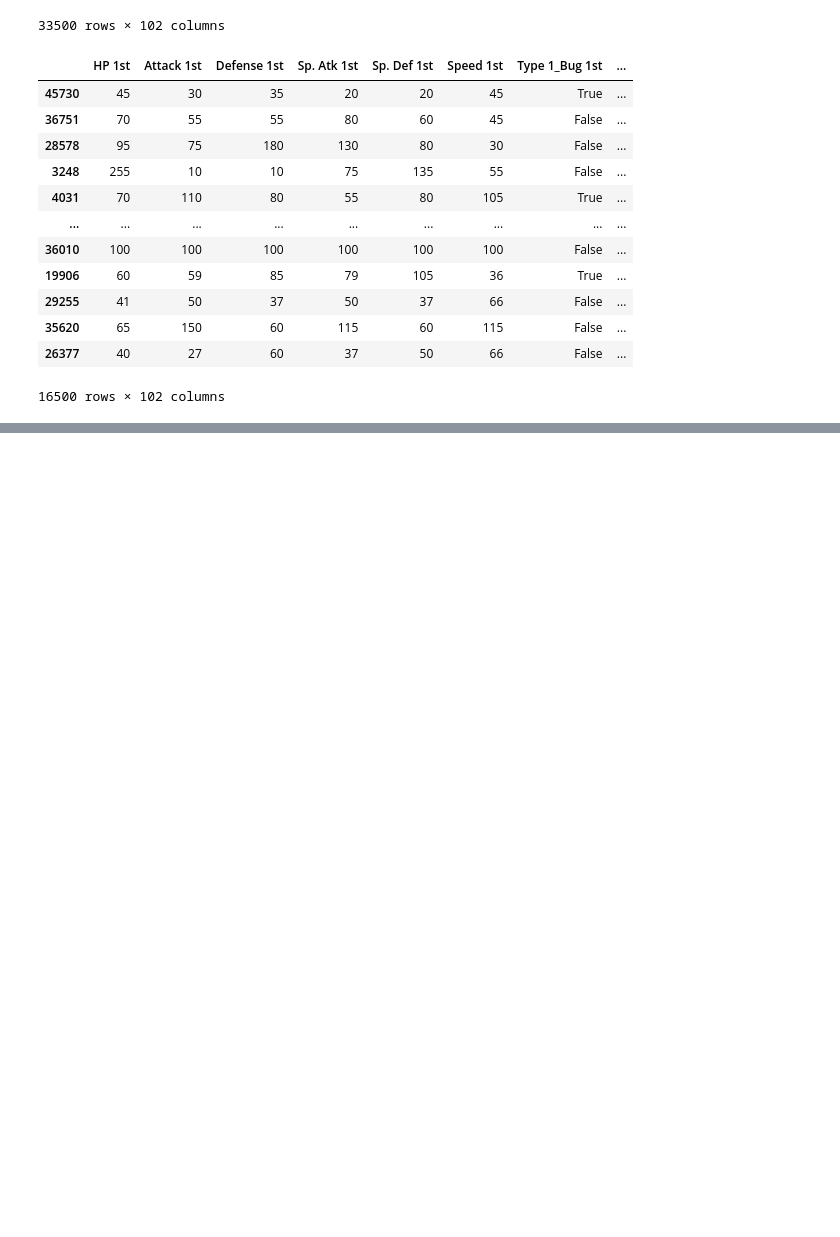
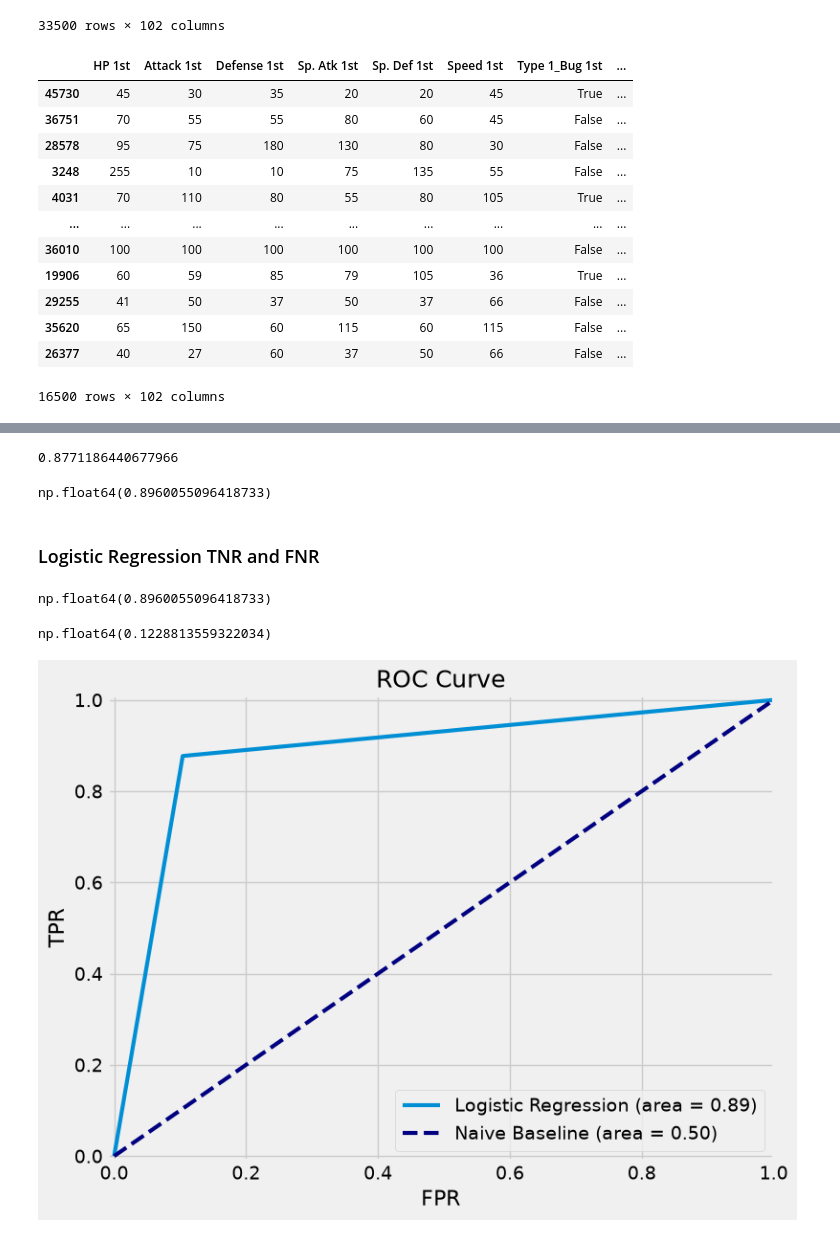
Before and after one commit to SevenWoos/MachineLearningProjects, a Jupyter notebook: pokemon_projects/pokemon_ml/pokemon_ml.ipynb, the cells around one changed output, grey strips where cells are left out. Drawn from its saved outputs; the diff is of its cells as text; code cells hidden in the pictures; blank space fills up the shorter version.

Commit message:
pokemon so you want to be a master logistic regression model.

```diff
--- a/pokemon_projects/pokemon_ml/pokemon_ml.ipynb
+++ b/pokemon_projects/pokemon_ml/pokemon_ml.ipynb
@@ -1516,0 +1521,8 @@ X_test
+# %%
+tic = time.time()
+
+log_mod = LogisticRegression(max_iter=10000).fit(X_train, y_train)
+
+toc = time.time()
+
+print('time:', round(toc-tic, 2),'s')
@@ -1516,0 +1656,49 @@ X_test
+# %%
+# Logistic Regression Sensitivity
+# Sensitivity = (TP)/(TP+FN)
+log_sen = recall_score(y_test, log_test_preds)
+log_sen
+# %% [output]
+0.8771186440677966
+# %%
+# Logistic Regression Specificity (True Negative Rate)
+# Specificity = (TN)/(TN+FP)
+log_spec = log_cm.ravel()[0]/(log_cm.ravel()[0]+log_cm.ravel()[1])
+log_spec
+# %% [output]
+np.float64(0.8960055096418733)
+# %% [markdown]
+### Logistic Regression TNR and FNR
+# %%
+# Logistic Regression TNR
+# TNR = (TN)/(TN+FP)
+log_tnr = log_cm.ravel()[0]/(log_cm.ravel()[0]+log_cm.ravel()[1])
+log_tnr
+# %% [output]
+np.float64(0.8960055096418733)
+# %%
+# Logistic Regression FNR
+# FNR = (FN)/(TP+FN)
+log_fnr = log_cm.ravel()[2]/(log_cm.ravel()[2]+log_cm.ravel()[3])
+log_fnr
+# %% [output]
+np.float64(0.1228813559322034)
+# %%
+# ROC Curve
+
+# predict() gives you hard 0/1 predictions. For an ROC curve, we generally want the model's probability scores, so that the threshold can vary.
+fpr, tpr, _ = roc_curve(y_test, log_mod.predict(X_test))
+roc_auc = auc(fpr, tpr)
+
+plt.figure(figsize=(8, 6))
+plt.title('ROC Curve', fontsize=18)
+plt.xlabel('FPR', fontsize=16)
+plt.ylabel('TPR', fontsize=16)
+plt.xlim([-0.01, 1.00])
+plt.ylim([-0.01, 1.01])
+plt.plot(fpr, tpr, lw=3, label='Logistic Regression (area = {:0.2f})'.format(roc_auc))
+plt.plot([0, 1], [0, 1], color='navy', lw=3, linestyle='--', label='Naive Baseline (area = 0.50)')
+plt.legend(loc='lower right', fontsize=14)
+plt.show()
+# %% [output]
+[figure, added]
```
Also changed, not shown: parts of 26 cells of this notebook.
